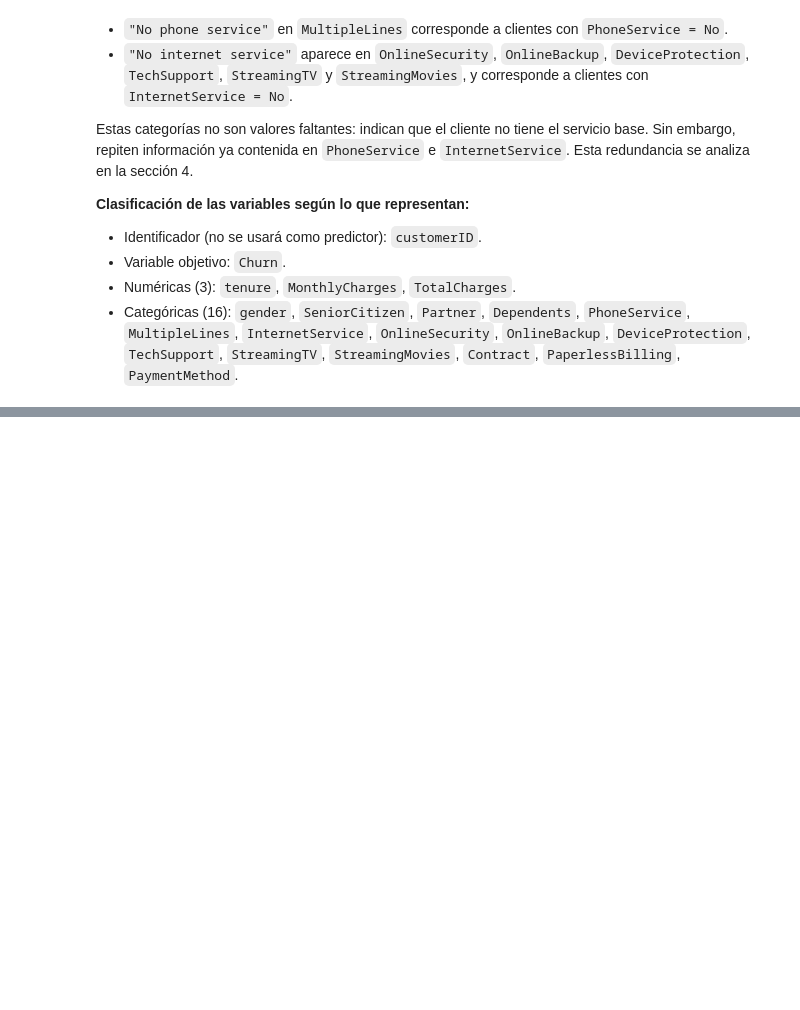
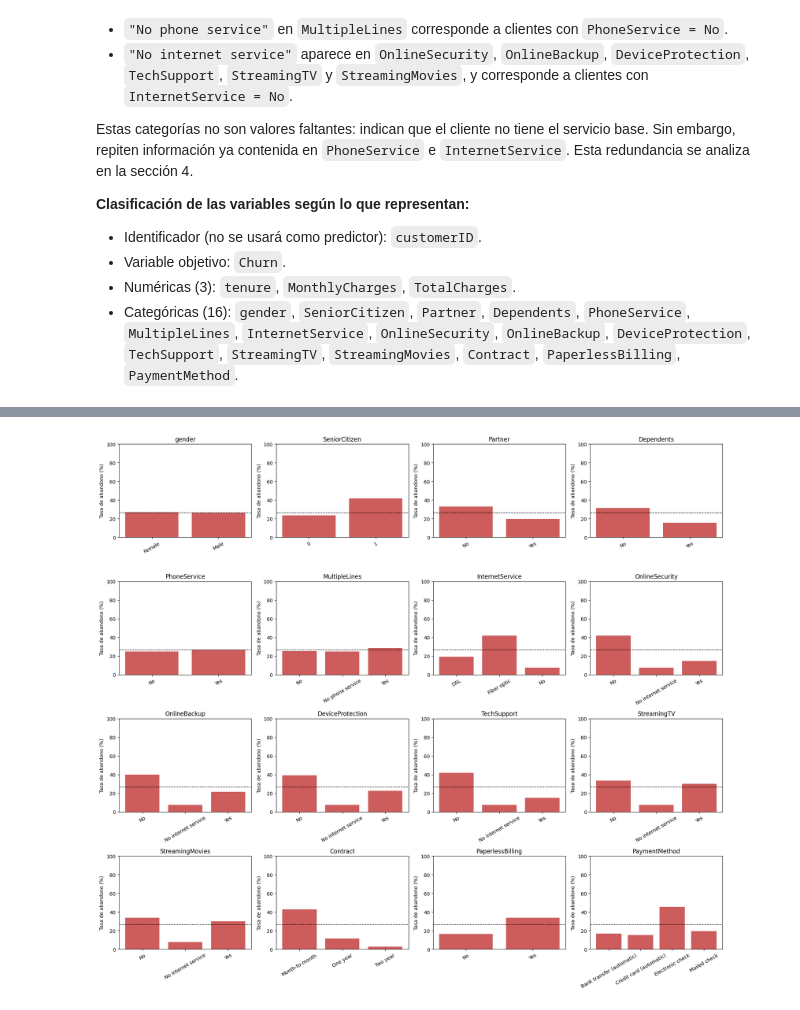
Before and after one commit to Alexa0723/Proyecto_Modelos1, a Jupyter notebook: fase-1/Fase_1_Modelo_Predictivo.ipynb, the cells around one changed output, grey strips where cells are left out. Cells and saved outputs as stored; diff of their text form; code cells hidden in the pictures; blank space fills up the shorter version.

```diff
--- a/fase-1/Fase_1_Modelo_Predictivo.ipynb
+++ b/fase-1/Fase_1_Modelo_Predictivo.ipynb
@@ -452,0 +633,24 @@ sección 4.
+# %%
+# Tasa de abandono por categoría para las 16 variables categóricas.
+# La línea punteada negra marca la tasa de abandono global.
+
+figura, ejes = plt.subplots(4, 4, figsize=(18, 16))
+lista_de_ejes = ejes.flatten()
+
+for indice in range(len(variables_categoricas)):
+    nombre_variable = variables_categoricas[indice]
+    eje = lista_de_ejes[indice]
+
+    tasa_por_categoria = es_abandono.groupby(datos_clientes[nombre_variable]).mean() * 100
+
+    eje.bar(tasa_por_categoria.index.astype(str), tasa_por_categoria.values, color="indianred")
+    eje.axhline(tasa_abandono_global, color="black", linestyle="--", linewidth=1)
+    eje.set_title(nombre_variable)
+    eje.set_ylabel("Tasa de abandono (%)")
+    eje.set_ylim(0, 100)
+    eje.tick_params(axis="x", rotation=30)
+
+plt.tight_layout()
+plt.show()
+# %% [output]
+[figure, added]
```
Also changed, not shown: parts of 19 cells of this notebook.
